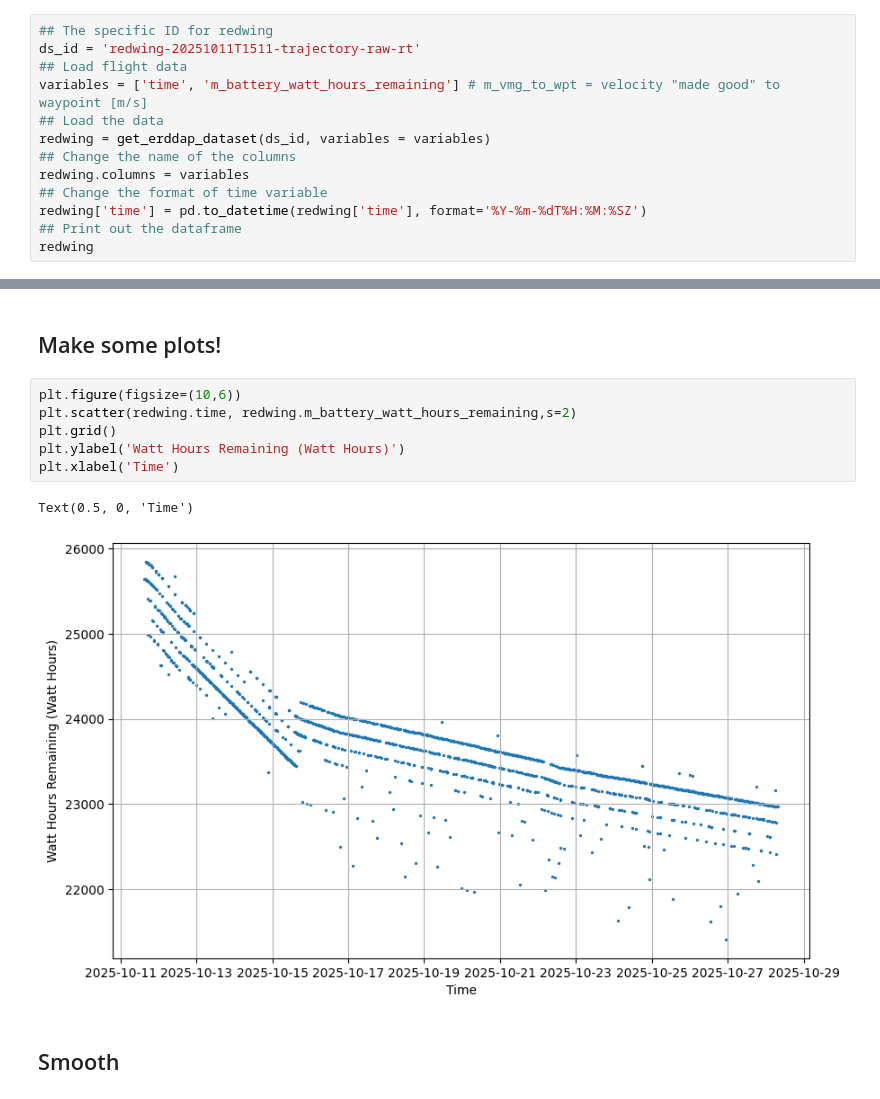
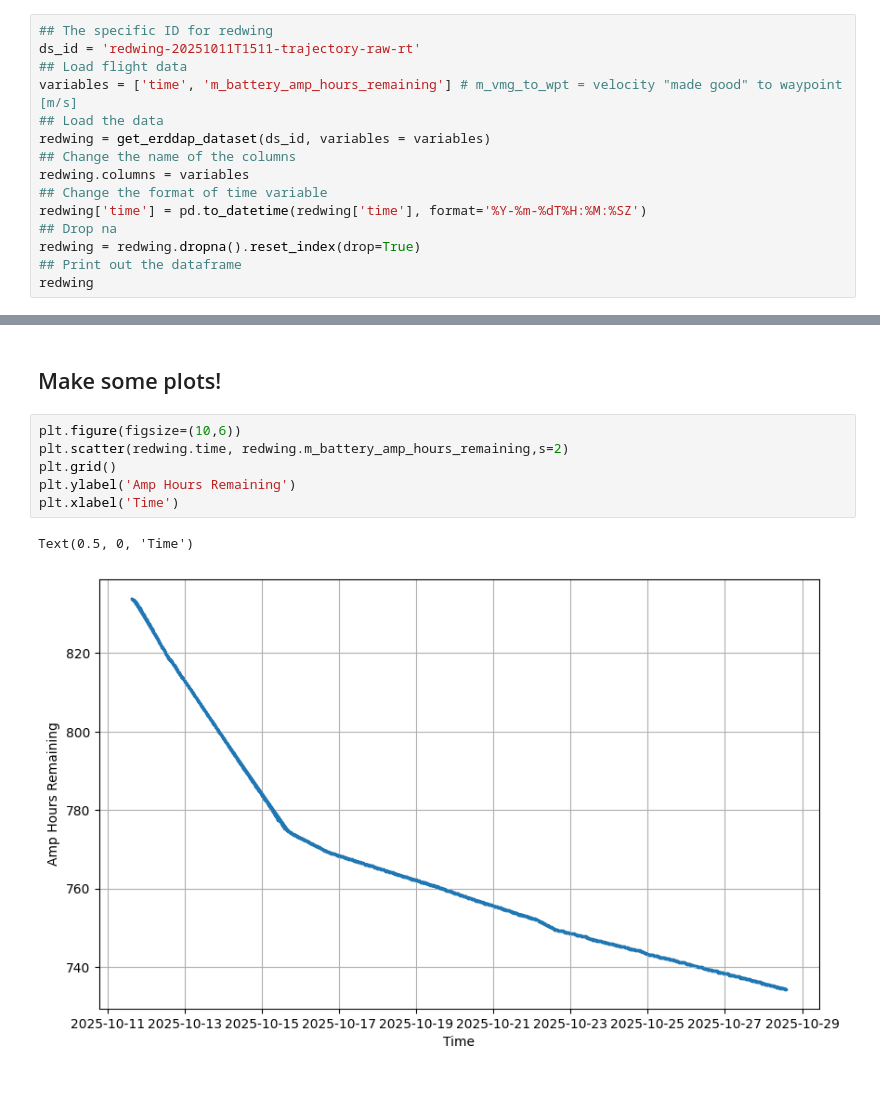
Before and after one commit to JGradone/Topics-Sentinel, a Jupyter notebook: Redwing_Real_Time.ipynb, the cells around one changed output, grey strips where cells are left out. Cells and saved outputs as stored; diff of their text form.

```diff
--- a/Redwing_Real_Time.ipynb
+++ b/Redwing_Real_Time.ipynb
@@ -97,13 +97,15 @@ Here is the list of all of the specific variables for Redwing: https://slocum-da
 ## The specific ID for redwing
 ds_id = 'redwing-20251011T1511-trajectory-raw-rt'
 ## Load flight data
-variables = ['time', 'm_battery_watt_hours_remaining'] # m_vmg_to_wpt = velocity "made good" to waypoint [m/s]
+variables = ['time', 'm_battery_amp_hours_remaining'] # m_vmg_to_wpt = velocity "made good" to waypoint [m/s]
 ## Load the data
 redwing = get_erddap_dataset(ds_id, variables = variables)
 ## Change the name of the columns
 redwing.columns = variables
 ## Change the format of time variable
 redwing['time'] = pd.to_datetime(redwing['time'], format='%Y-%m-%dT%H:%M:%SZ')
+## Drop na
+redwing = redwing.dropna().reset_index(drop=True)
 ## Print out the dataframe
 redwing
 # %% [output]
@@ -124,12 +126,10 @@ redwing
 ## Make some plots!
 # %%
 plt.figure(figsize=(10,6))
-plt.scatter(redwing.time, redwing.m_battery_watt_hours_remaining,s=2)
+plt.scatter(redwing.time, redwing.m_battery_amp_hours_remaining,s=2)
 plt.grid()
-plt.ylabel('Watt Hours Remaining (Watt Hours)')
+plt.ylabel('Amp Hours Remaining')
 plt.xlabel('Time')
 # %% [output]
 Text(0.5, 0, 'Time')
-[figure, old version]
+[figure, new version]
-# %% [markdown]
-## Smooth
```
Also changed, not shown: parts of 7 cells of this notebook.
